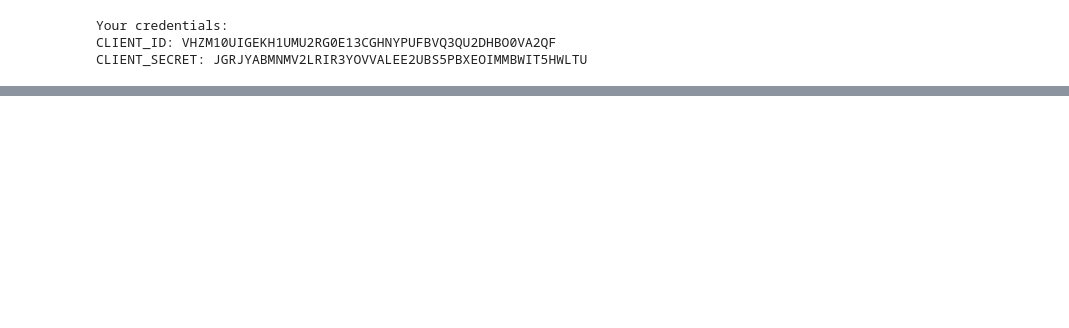
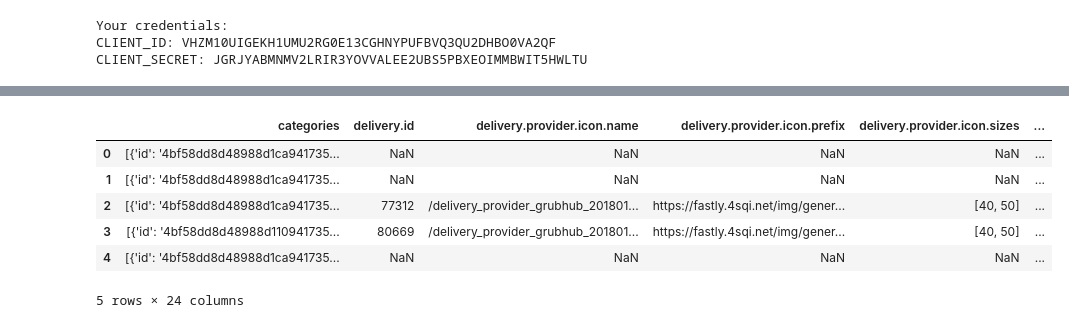
Before and after one commit to cwong690/Applied-Data-Science-Capstone, a Jupyter notebook: Coursera-Capstone.ipynb, the cells around one changed output, grey strips where cells are left out. Cells and saved outputs as stored; diff of their text form; code cells hidden in the pictures; blank space fills up the shorter version.

```diff
--- a/Coursera-Capstone.ipynb
+++ b/Coursera-Capstone.ipynb
@@ -51,3 +35,11 @@ print('CLIENT_SECRET: ' + CLIENT_SECRET)
 Your credentials:
 CLIENT_ID: VHZM10UIGEKH1UMU2RG0E13CGHNYPUFBVQ3QU2DHBO0VA2QF
 CLIENT_SECRET: JGRJYABMNMV2LRIR3YOVVALEE2UBS5PBXEOIMMBWIT5HWLTU
+# %%
+address = '4455 Interlake Ave N, Seattle, WA'
+
+geolocator = Nominatim(user_agent='foursquare_agent')
+location = geolocator.geocode(address)
+latitude = location.latitude
+longitude = location.longitude
+print(latitude, longitude)
@@ -53,0 +82,15 @@ CLIENT_SECRET: JGRJYABMNMV2LRIR3YOVVALEE2UBS5PBXEOIMMBWIT5HWLTU
+# %%
+#extract relevant part of results
+venues = results['response']['venues']
+
+#transform json into dataframe
+dataframe = json_normalize(venues)
+dataframe.head()
+# %% [output]
+|  | categories | delivery.id | delivery.provider.icon.name | delivery.provider.icon.prefix | delivery.provider.icon.sizes | ... |
+| 0 | [{'id': '4bf58dd8d48988d1ca941735... | NaN | NaN | NaN | NaN | ... |
+| 1 | [{'id': '4bf58dd8d48988d1ca941735... | NaN | NaN | NaN | NaN | ... |
+| 2 | [{'id': '4bf58dd8d48988d1ca941735... | 77312 | /delivery_provider_grubhub_201801... | https://fastly.4sqi.net/img/gener... | [40, 50] | ... |
+| 3 | [{'id': '4bf58dd8d48988d110941735... | 80669 | /delivery_provider_grubhub_201801... | https://fastly.4sqi.net/img/gener... | [40, 50] | ... |
+| 4 | [{'id': '4bf58dd8d48988d1ca941735... | NaN | NaN | NaN | NaN | ... |
+5 rows × 24 columns
```
Also changed, not shown: parts of 27 cells of this notebook.
